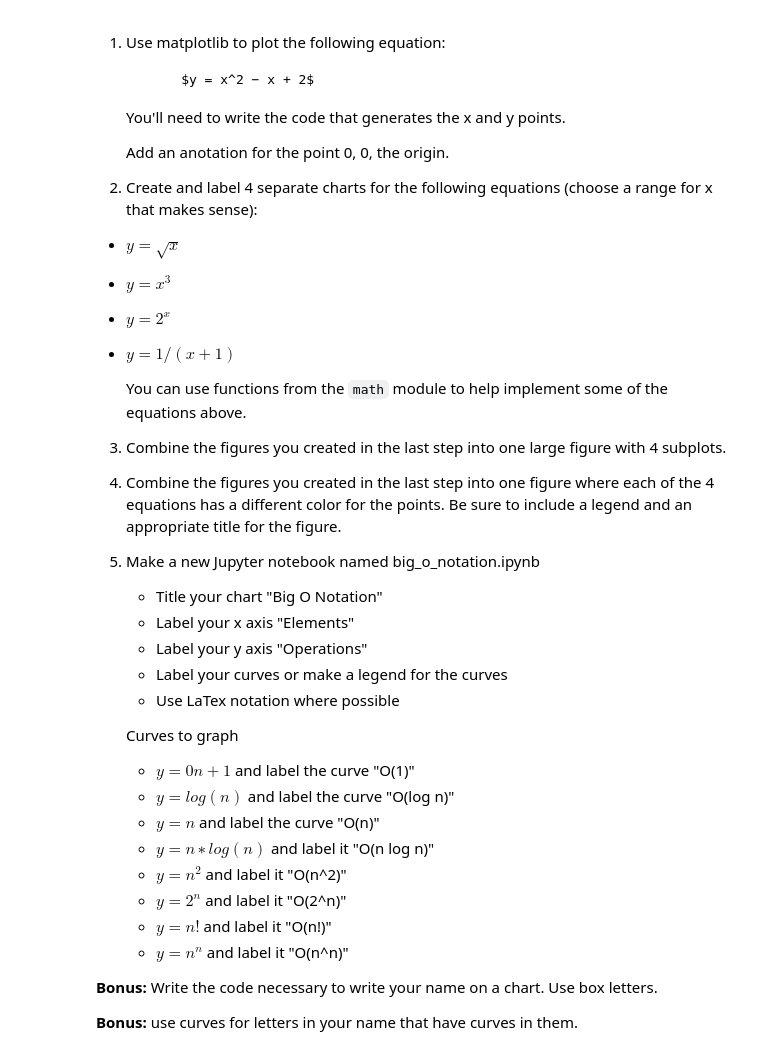
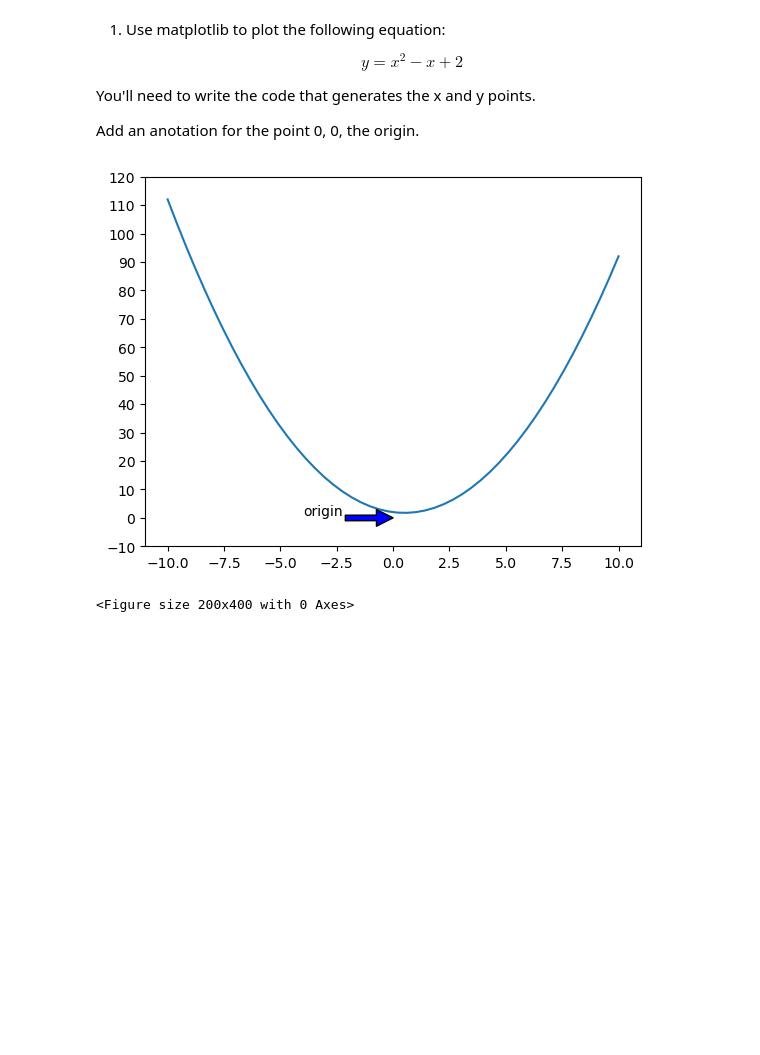
Before and after one commit to martin-reyes/3_numpy-pandas-visualization-exercises, a Jupyter notebook: 5_matplotlib_exercises.ipynb, the cells around one changed output. Saved outputs shown, nothing was run; the diff lists cells and outputs as text; code cells hidden in the pictures; blank space fills up the shorter version.

```diff
--- a/5_matplotlib_exercises.ipynb
+++ b/5_matplotlib_exercises.ipynb
@@ -1,44 +1,9 @@
 # %% [markdown]
 1. Use matplotlib to plot the following equation:
 
-            $y = x^2 − x + 2$
+$$y = x^2 − x + 2$$
 
-    You'll need to write the code that generates the x and y points.
 
-    Add an anotation for the point 0, 0, the origin.
+You'll need to write the code that generates the x and y points.
 
-2. Create and label 4 separate charts for the following equations (choose a range for x that makes sense):
-
-- $y = \sqrt{x}$
-- $y = x^3$
-- $y = 2^x$
-- $y = 1/(x+1)$
-
-    You can use functions from the `math` module to help implement some of the equations above.
-
-3. Combine the figures you created in the last step into one large figure with 4 subplots.
-
-4. Combine the figures you created in the last step into one figure where each of the 4 equations has a different color for the points. Be sure to include a legend and an appropriate title for the figure.
-
-5. Make a new Jupyter notebook named big_o_notation.ipynb
-
-    - Title your chart "Big O Notation"
-    - Label your x axis "Elements"
-    - Label your y axis "Operations"
-    - Label your curves or make a legend for the curves
-    - Use LaTex notation where possible
-
-    Curves to graph
-
-    - $y = 0n + 1$ and label the curve "O(1)"
-    - $y = log(n)$ and label the curve "O(log n)"
-    - $y = n$ and label the curve "O(n)"
-    - $y = n ∗ log(n)$ and label it "O(n log n)"
-    - $y = n^2$ and label it "O(n^2)"
-    - $y = 2^n$ and label it "O(2^n)"
-    - $y = n!$ and label it "O(n!)"
-    - $y = n^n$ and label it "O(n^n)"
-
-**Bonus:** Write the code necessary to write your name on a chart. Use box letters.
-
-**Bonus:** use curves for letters in your name that have curves in them.
+Add an anotation for the point 0, 0, the origin.
@@ -44,0 +12,14 @@
+# %%
+x = np.linspace(-10, 10, 50)
+y = x**2 - x + 2
+
+plt.plot(x, y)
+plt.annotate('origin', xy=(0,0), xytext=(-4,1),
+         arrowprops={'facecolor': 'blue'})
+plt.yticks(np.linspace(-10, 120, 14))
+
+plt.figure(figsize=(2,4))
+plt.show()
+# %% [output]
+[figure, added]
+<Figure size 200x400 with 0 Axes>
```
Also changed, not shown: parts of 12 cells of this notebook, 1 other file.
